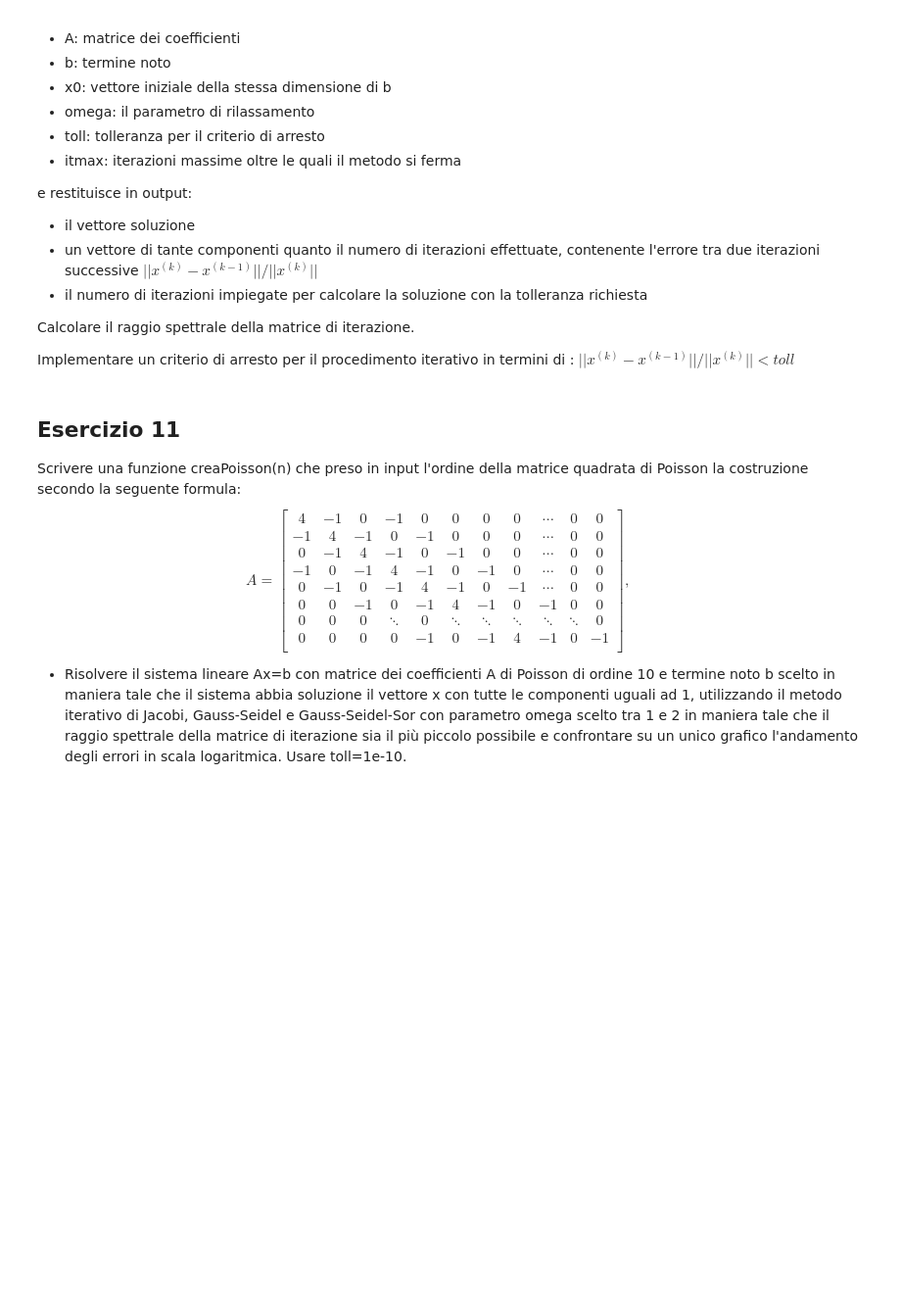
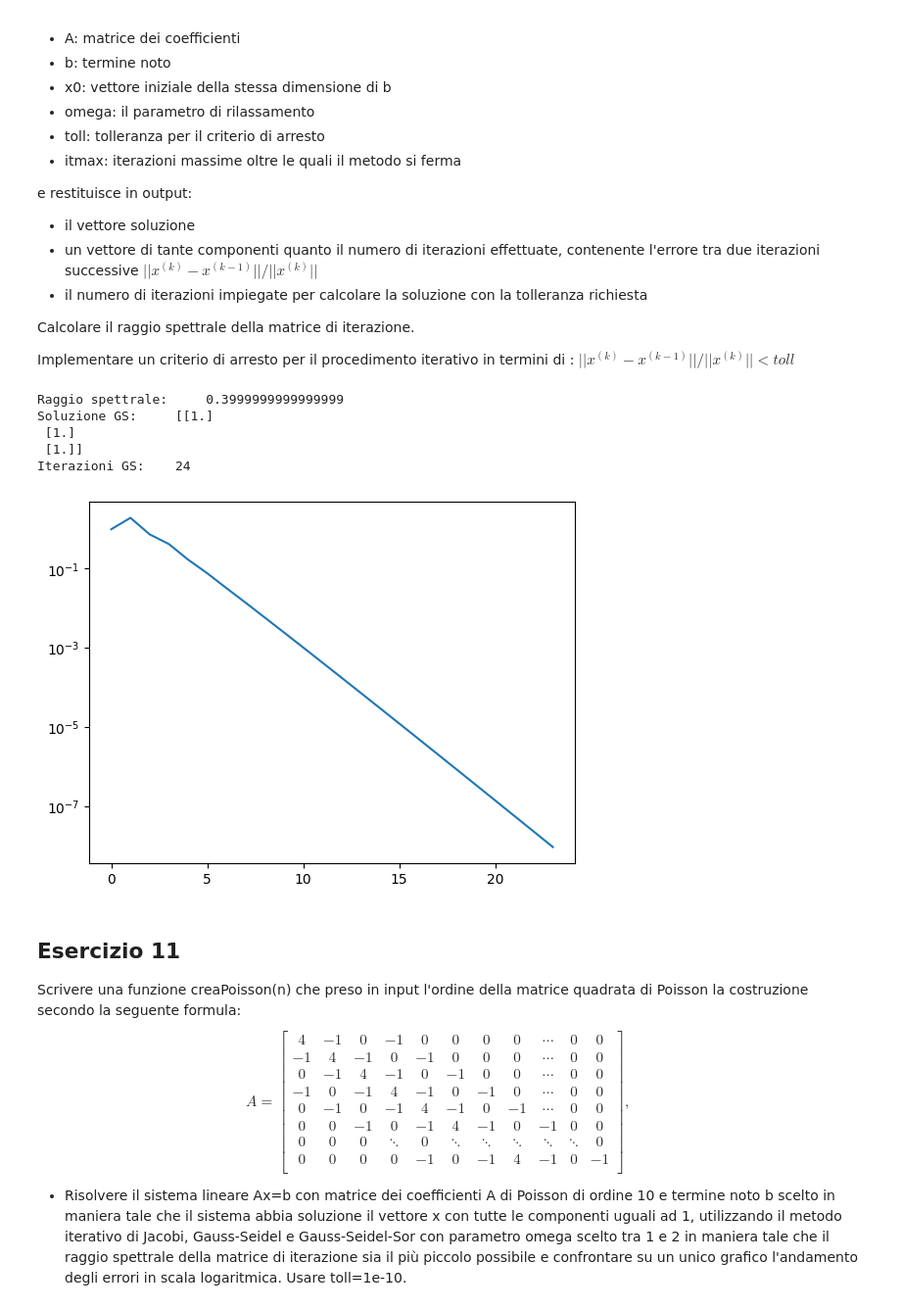
Before and after one commit to AndrewGagliottiUnibo/IoT-Project-network-, a Jupyter notebook: MetodiLab/08/Esercitazione8.ipynb, the cells around one changed output. Shown at 98% size. Saved outputs shown, nothing was run; the diff lists cells and outputs as text; code cells hidden in the pictures; blank space fills up the shorter version.

```diff
--- a/MetodiLab/08/Esercitazione8.ipynb
+++ b/MetodiLab/08/Esercitazione8.ipynb
@@ -454,7 +454,7 @@ def gauss_seidel_sor(A, b, x0, omega, toll, itmax):
     N = -F
     invM = np.linalg.inv(M)
     # cambia qui --------------
-    T = np.dot(invM, N)
+    T = np.linalg.inv(D + (omega * E)) * ((1 - omega) * D - omega * F)
 
     # Il raggio spettrale di una matrice è il suo autovalore di modulo massimo
     autT = np.linalg.eigvals(T)
@@ -480,6 +480,30 @@ def gauss_seidel_sor(A, b, x0, omega, toll, itmax):
         it += 1
 
     return x, it, err_vet
+# %%
+A = np.array([[4, 1, 3], [3, 4, 1], [1, 1, 17]])
+n = A.shape[0]
+b = np.sum(A, axis=1).reshape(n, 1)
+# Posso scegliere un qualunque vettore iniziale
+x0 = np.zeros((n, 1))
+# omega deve avere un valore tra 0 e 2
+omega = 1.4
+itmax = 100
+toll = 1e-8
+xG, itG, err_vetG = gauss_seidel_sor(A, b, x0, omega, toll, itmax)
+
+print("Soluzione GS:    ", xG)
+print("Iterazioni GS:   ", itG)
+
+plt.semilogy(np.arange(itG), err_vetG)
+plt.show()
+# %% [output]
+Raggio spettrale:     0.3999999999999999
+Soluzione GS:     [[1.]
+ [1.]
+ [1.]]
+Iterazioni GS:    24
+[figure, added]
 # %% [markdown]
 ## Esercizio 11
 Scrivere una funzione creaPoisson(n) che preso in input l'ordine della matrice quadrata di Poisson la costruzione secondo la seguente formula:
```
